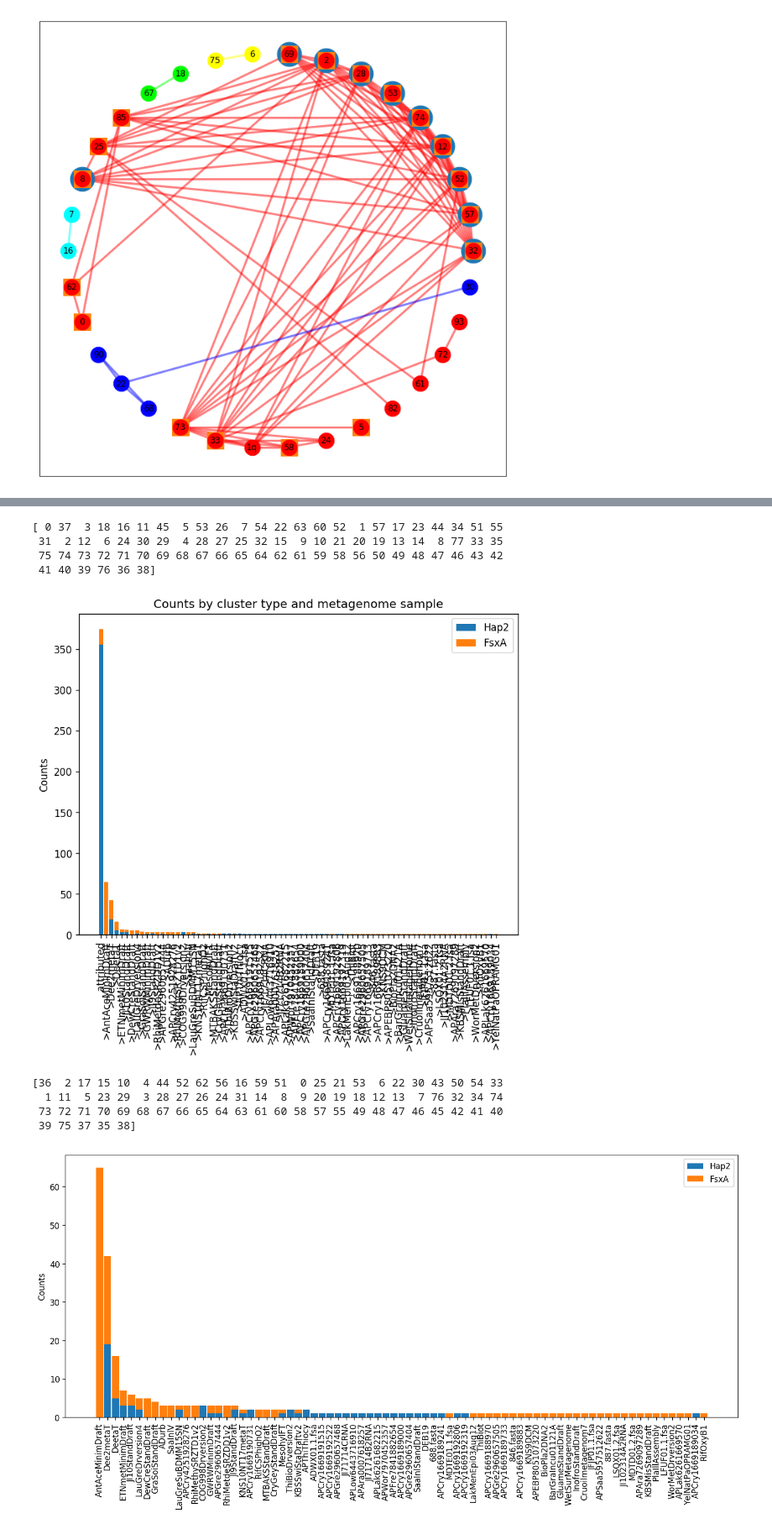
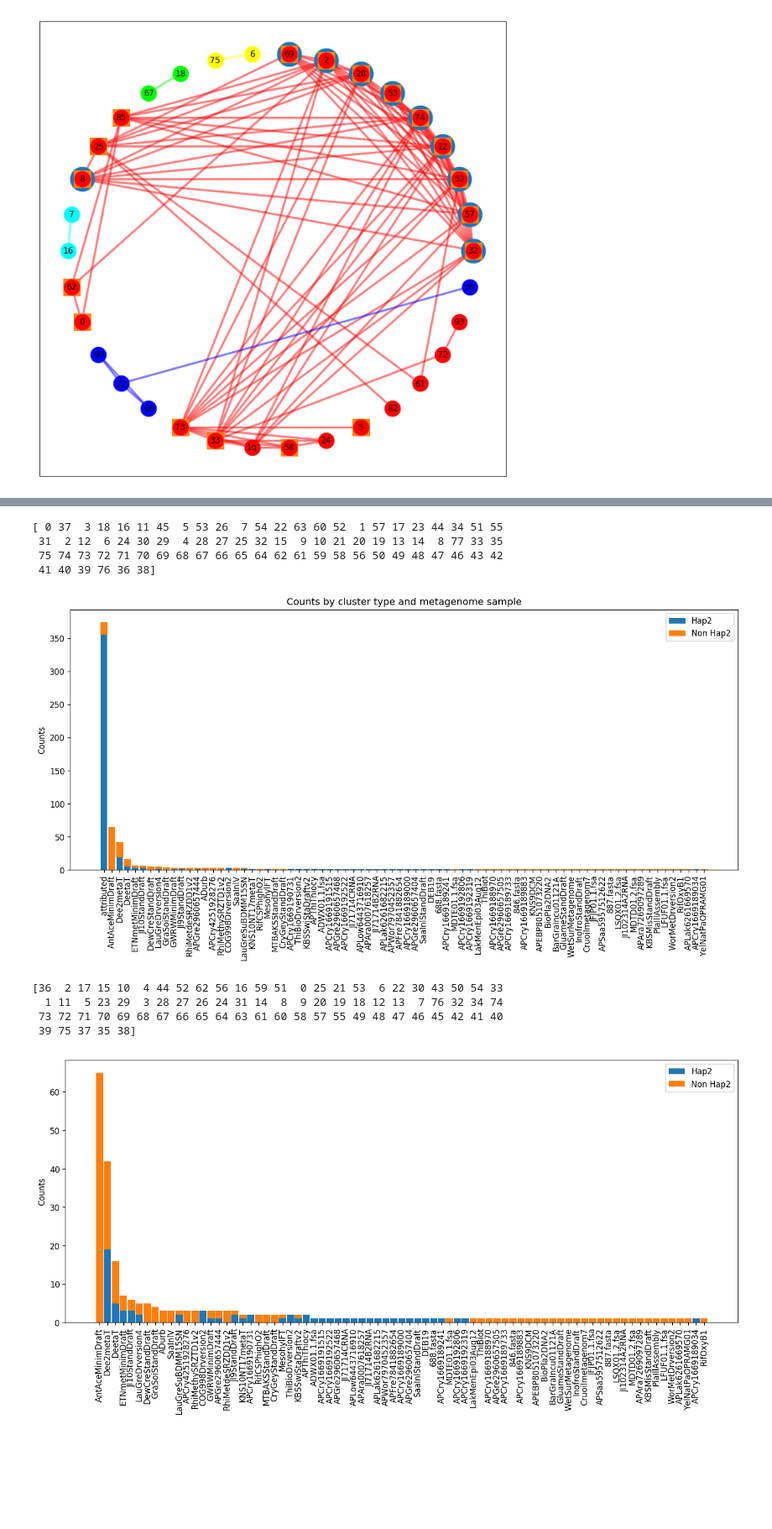
Before and after one commit to cactuskid/psiblastWvalidation, a Jupyter notebook: HHR visualize.ipynb, the cells around one changed output, grey strips where cells are left out. Shown at 84% size. Cells and saved outputs as stored; diff of their text form; code cells hidden in the pictures; blank space fills up the shorter version.

```diff
--- a/HHR visualize.ipynb
+++ b/HHR visualize.ipynb
@@ -223,7 +223,7 @@ plt.show()
 globalcounts = {}
 clustercounts = {}
 clustercounts['Hap2'] = {}
-clustercounts['FsxA'] = {}
+clustercounts['Non Hap2'] = {}
 
 for node in subs[0].nodes():
     if node in hapclusters:
@@ -231,7 +231,7 @@ for node in subs[0].nodes():
         nodetype = 'Hap2'
     else:
         print('arch' + node)
-        nodetype = 'FsxA'
+        nodetype = 'Non Hap2'
     count = 0
 
     try:
@@ -325,60 +327,65 @@ import matplotlib.pyplot as plt
 ind = np.arange(len(globalcounts))
 sortindex = np.argsort(list(globalcounts.values()), )[::-1]
 print(sortindex)
-names = np.asarray(list(globalcounts.keys()))[sortindex]
+
+names = [ n.replace('>','') for n in list(globalcounts.keys())]
+names = np.asarray(names)[sortindex]
 
 # the x locations for the groups
 width = 0.35       # the width of the bars: can also be len(x) sequence
 plots = []
 prevcluster = None
-plt.figure( figsize=(8, 6), dpi=120)
+plt.figure( figsize=(15 , 6), dpi=120)
 
 for cluster in clustervecs:
     if prevcluster:
-        plots.append( plt.bar(ind, clustervecs[cluster][sortindex], bottom=clustervecs[prevcluster][sortindex]) )
+        plots.append( plt.bar(ind, clustervecs[cluster][sortindex], bottom=clustervecs[prevcluster][sortindex],  width =.9) )
     else:
         plots.append( plt.bar(ind, clustervecs[cluster][sortindex]) )
     prevcluster = cluster
 
 plt.ylabel('Counts')
 plt.title('Counts by cluster type and metagenome sample')
-plt.xticks(ind, names , rotation = 90)
+plt.xticks(ind, names , rotation = 90 , fontsize = 10)
 plt.legend(plots, clustervecs.keys() )
+plt.savefig('clusterounts1.svg')
+
 plt.show()
 
 
 sortindex = np.argsort(np.sum( np.vstack(clustervecs2.values()  ) , axis = 0 ) )[::-1]
 print(sortindex)
 
 ind = np.arange(len(newkeys))    # the x locations for the groups
 
-newkeys = [ n[1:] for n in newkeys]
+
+newkeys = [ n.replace('>', '') for n in newkeys]
 names = np.asarray(newkeys)[sortindex]
 
 plt.figure( figsize=(15, 6), dpi=120)
 
 prevcluster = None
 for cluster in clustervecs2:
     if prevcluster:
         plots.append( plt.bar(ind, clustervecs2[cluster][sortindex], bottom=clustervecs2[prevcluster][sortindex] , width =.9) )
     else:
         plots.append( plt.bar(ind, clustervecs2[cluster][sortindex] ,  width =.9)  )
     prevcluster = cluster
 
 
 plt.ylabel('Counts')
 plt.xticks(ind, names , rotation = 90 , fontsize = 10)
 plt.legend(plots, list(clustercounts.keys()) )
-plt.savefig('clusterounts.svg')
+plt.savefig('clusterounts2.svg')
 plt.show()
 # %% [output]
 [ 0 37  3 18 16 11 45  5 53 26  7 54 22 63 60 52  1 57 17 23 44 34 51 55
  31  2 12  6 24 30 29  4 28 27 25 32 15  9 10 21 20 19 13 14  8 77 33 35
  75 74 73 72 71 70 69 68 67 66 65 64 62 61 59 58 56 50 49 48 47 46 43 42
  41 40 39 76 36 38]
-[figure, old version]
+[figure, new version]
 [36  2 17 15 10  4 44 52 62 56 16 59 51  0 25 21 53  6 22 30 43 50 54 33
   1 11  5 23 29  3 28 27 26 24 31 14  8  9 20 19 18 12 13  7 76 32 34 74
  73 72 71 70 69 68 67 66 65 64 63 61 60 58 57 55 49 48 47 46 45 42 41 40
  39 75 37 35 38]
-[figure, old version]
+[figure, new version]
```
Also changed, not shown: parts of 4 cells of this notebook, 18 other files.
